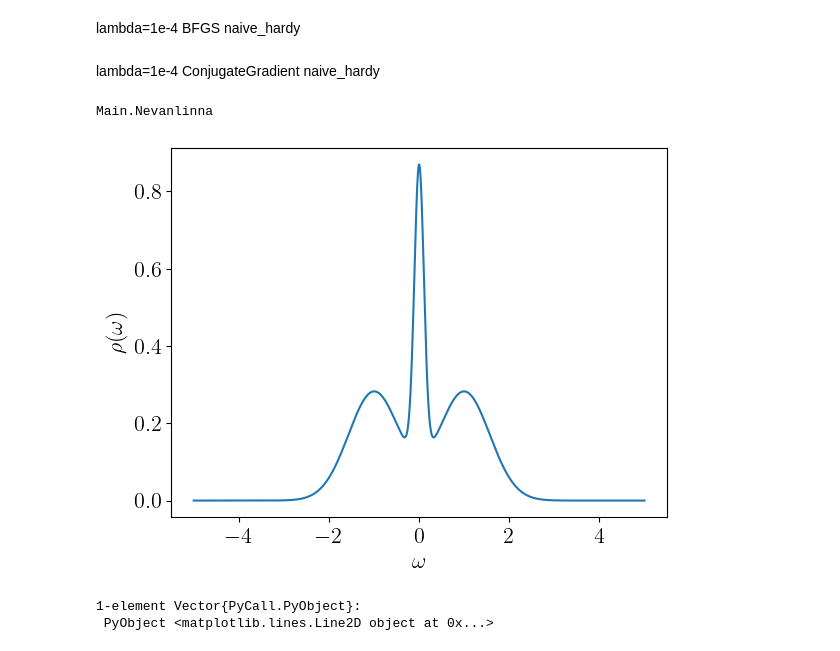
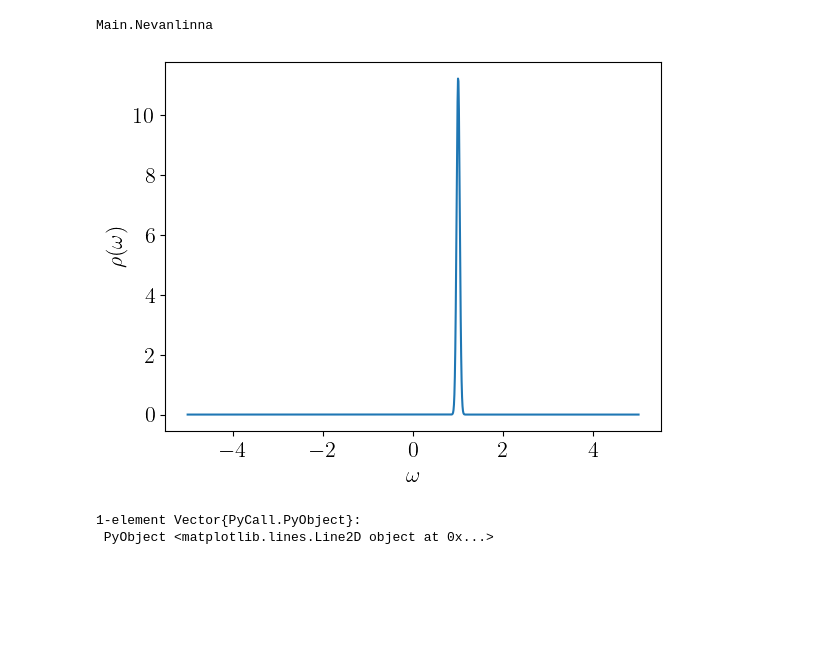
Before and after one commit to SpM-lab/Nevanlinna.jl, a Jupyter notebook: develop.ipynb, the cells around one changed output. Drawn from its saved outputs; the diff is of its cells as text; code cells hidden in the pictures; blank space fills up the shorter version.

```diff
--- a/develop.ipynb
+++ b/develop.ipynb
@@ -13,2 +0,0 @@ lambda=1e-5 BFGS naive_hardy
-# %% [markdown]
-lambda=1e-4 BFGS naive_hardy
@@ -19,2 +0,0 @@ lambda=1e-4 BFGS naive_hardy
-# %% [markdown]
-lambda=1e-4 ConjugateGradient naive_hardy
@@ -50,20 +17,24 @@ Main.Nevanlinna
 # %%
 # Three Gaussian peaks (normalized to 1)
 gaussian(x, mu, sigma) = exp(-((x-mu)/sigma)^2)/(sqrt(π)*sigma)
 
-rho(omega) = 0.2*gaussian(omega, 0.0, 0.15) +
-    0.4*gaussian(omega, 1.0, 0.8) + 0.4*gaussian(omega, -1.0, 0.8)
-
-#rho(omega) = gaussian(omega, 0.0, 0.15)
+#rho(omega) = 0.2*gaussian(omega, 0.0, 0.15) +
 #    0.4*gaussian(omega, 1.0, 0.8) + 0.4*gaussian(omega, -1.0, 0.8)
 
+#rho(omega) = gaussian(omega, 1.0, 0.15)
+#    0.4*gaussian(omega, 1.0, 0.8) + 0.4*gaussian(omega, -1.0, 0.8)
+
+#rho(omega) = 0.4*gaussian(omega, 1.0, 0.5) +
+#    0.4*gaussian(omega, 3.0, 0.8) + 0.2*gaussian(omega, -2.0, 1.0)
+rho(omega) = 1.0*gaussian(omega, 1.0, 0.05)
+#+  0.4*gaussian(omega, 3.0, 0.8)
 
 omegas = LinRange(-5, 5, 1000)
 plt.xlabel(L"\omega")
 plt.ylabel(L"\rho(\omega)")
 plt.plot(omegas, rho.(omegas))
 # %% [output]
-[figure, old version]
+[figure, new version]
 1-element Vector{PyCall.PyObject}:
  PyObject <matplotlib.lines.Line2D object at 0x...>
 # %%
```
Also changed, not shown: parts of 24 cells of this notebook, 9 other files.
